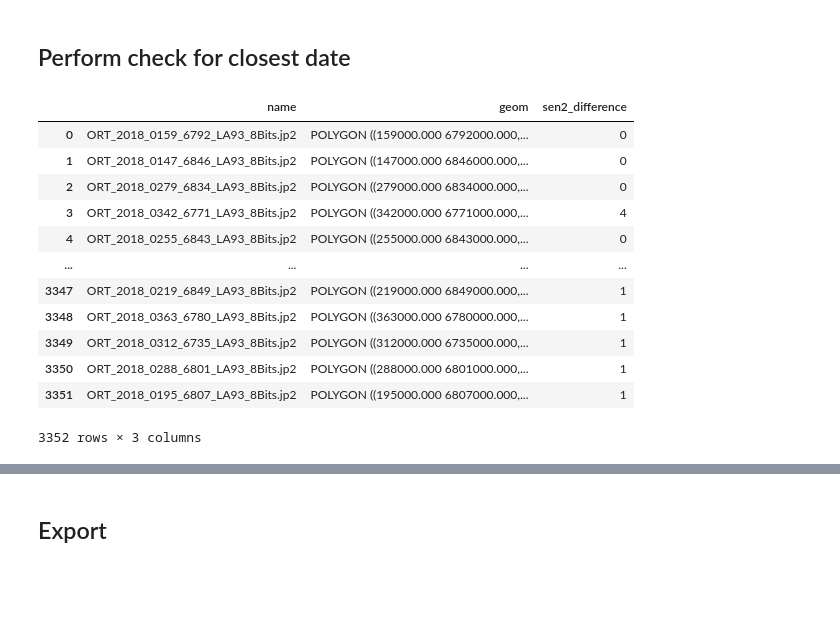
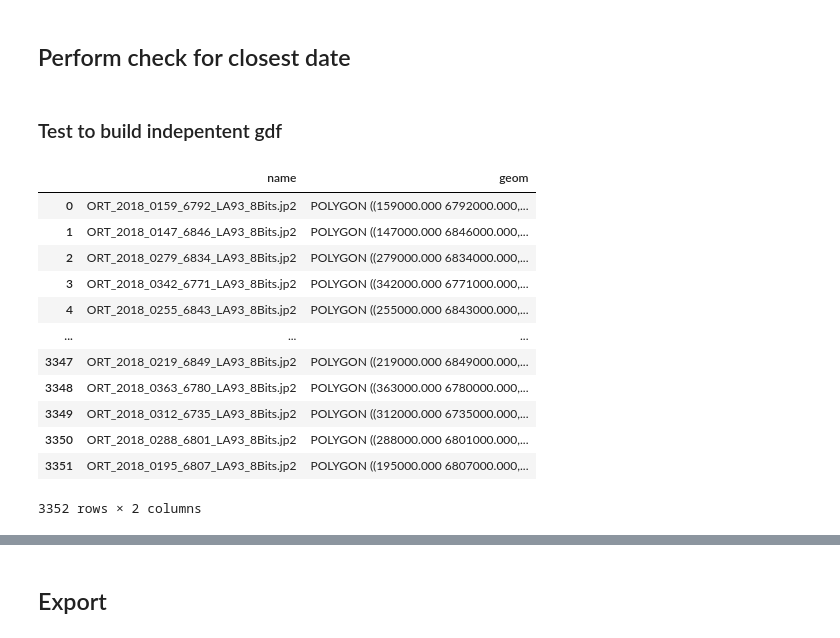
Before and after one commit to simon-donike/super-resolution, a Jupyter notebook: data_collection/get_time_distance.ipynb, the cells around one changed output, grey strips where cells are left out. Drawn from its saved outputs; the diff is of its cells as text; code cells hidden in the pictures; blank space fills up the shorter version.

```diff
--- a/data_collection/get_time_distance.ipynb
+++ b/data_collection/get_time_distance.ipynb
@@ -416,16 +418,24 @@ for spot6_image in spot6_unique:
-# %%
-gdf_spot6
-# %% [output]
-|  | name | geom | sen2_difference |
-| 0 | ORT_2018_0159_6792_LA93_8Bits.jp2 | POLYGON ((159000.000 6792000.000,... | 0 |
-| 1 | ORT_2018_0147_6846_LA93_8Bits.jp2 | POLYGON ((147000.000 6846000.000,... | 0 |
-| 2 | ORT_2018_0279_6834_LA93_8Bits.jp2 | POLYGON ((279000.000 6834000.000,... | 0 |
-| 3 | ORT_2018_0342_6771_LA93_8Bits.jp2 | POLYGON ((342000.000 6771000.000,... | 4 |
-| 4 | ORT_2018_0255_6843_LA93_8Bits.jp2 | POLYGON ((255000.000 6843000.000,... | 0 |
-| ... | ... | ... | ... |
-| 3347 | ORT_2018_0219_6849_LA93_8Bits.jp2 | POLYGON ((219000.000 6849000.000,... | 1 |
-| 3348 | ORT_2018_0363_6780_LA93_8Bits.jp2 | POLYGON ((363000.000 6780000.000,... | 1 |
-| 3349 | ORT_2018_0312_6735_LA93_8Bits.jp2 | POLYGON ((312000.000 6735000.000,... | 1 |
-| 3350 | ORT_2018_0288_6801_LA93_8Bits.jp2 | POLYGON ((288000.000 6801000.000,... | 1 |
-| 3351 | ORT_2018_0195_6807_LA93_8Bits.jp2 | POLYGON ((195000.000 6807000.000,... | 1 |
-3352 rows × 3 columns
+# %% [markdown]
+### Test to build indepentent gdf
+# %%
+df_new = pd.DataFrame(list(zip(unique_tile, days_dif,days_dif_max)),columns =['name', 'min','max'])
+df_new = gpd.GeoDataFrame(df_new)
+
+# 2
+df_extract = pd.DataFrame(list(zip(gdf_spot6["name"],gdf_spot6["geom"])),columns =['name', 'geom'])
+df_extract = gpd.GeoDataFrame(df_extract, geometry="geom")
+df_extract.set_crs(epsg=2154,inplace=True)
+# %% [output]
+|  | name | geom |
+| 0 | ORT_2018_0159_6792_LA93_8Bits.jp2 | POLYGON ((159000.000 6792000.000,... |
+| 1 | ORT_2018_0147_6846_LA93_8Bits.jp2 | POLYGON ((147000.000 6846000.000,... |
+| 2 | ORT_2018_0279_6834_LA93_8Bits.jp2 | POLYGON ((279000.000 6834000.000,... |
+| 3 | ORT_2018_0342_6771_LA93_8Bits.jp2 | POLYGON ((342000.000 6771000.000,... |
+| 4 | ORT_2018_0255_6843_LA93_8Bits.jp2 | POLYGON ((255000.000 6843000.000,... |
+| ... | ... | ... |
+| 3347 | ORT_2018_0219_6849_LA93_8Bits.jp2 | POLYGON ((219000.000 6849000.000,... |
+| 3348 | ORT_2018_0363_6780_LA93_8Bits.jp2 | POLYGON ((363000.000 6780000.000,... |
+| 3349 | ORT_2018_0312_6735_LA93_8Bits.jp2 | POLYGON ((312000.000 6735000.000,... |
+| 3350 | ORT_2018_0288_6801_LA93_8Bits.jp2 | POLYGON ((288000.000 6801000.000,... |
+| 3351 | ORT_2018_0195_6807_LA93_8Bits.jp2 | POLYGON ((195000.000 6807000.000,... |
+3352 rows × 2 columns
```
Also changed, not shown: parts of 8 cells of this notebook, 1 other file.
